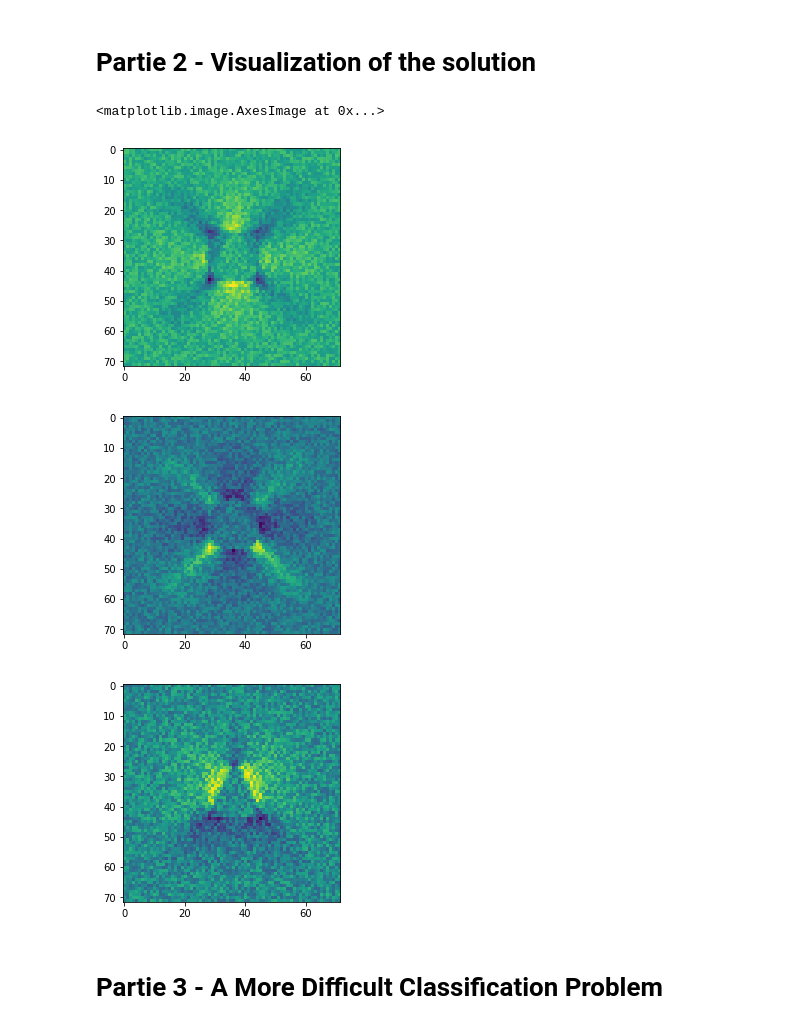
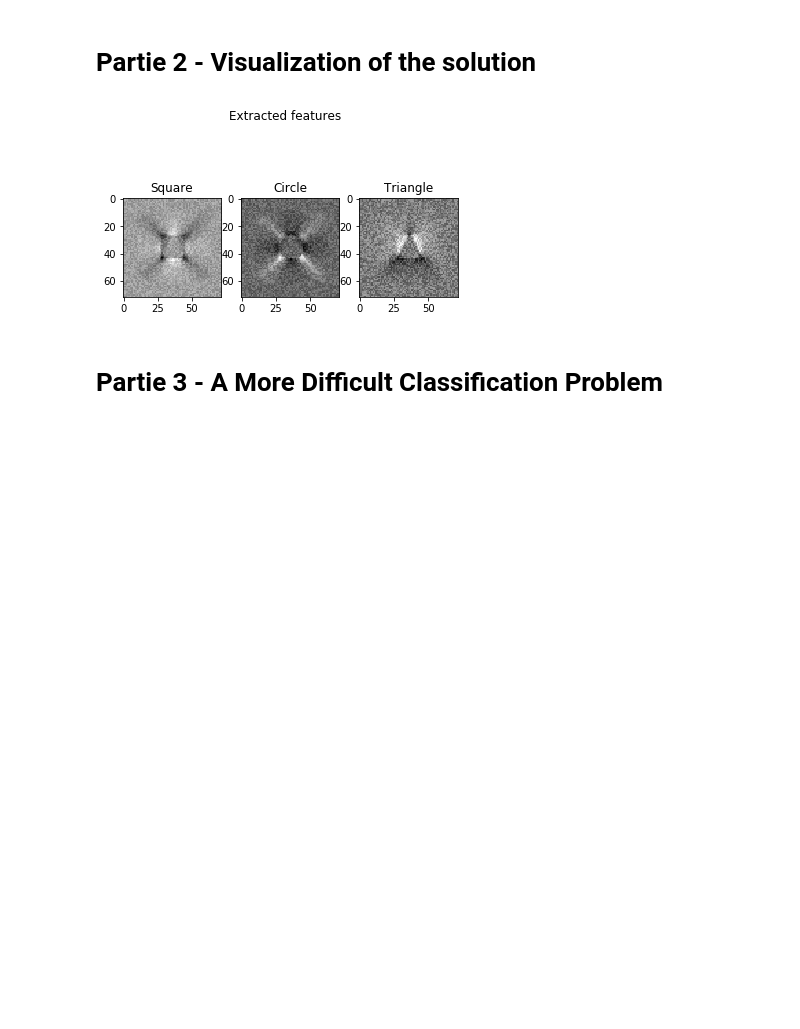
Before and after one commit to ALavault/DL, a Jupyter notebook: MP1/MP1.ipynb, the cells around one changed output. Drawn from its saved outputs; the diff is of its cells as text; code cells hidden in the pictures; blank space fills up the shorter version.

Commit message:
part3_

```diff
--- a/MP1/MP1.ipynb
+++ b/MP1/MP1.ipynb
@@ -258,16 +258,23 @@ array([[0., 1., 0.]], dtype=float32)
 weights = model.get_weights()
 weightMat = np.asarray(weights[0])
 # %%
-plt.imshow(weightMat[:,0].reshape(72,72),interpolation='none')
-plt.figure()
-plt.imshow(weightMat[:,1].reshape(72,72),interpolation='none')
-plt.figure()
-plt.imshow(weightMat[:,2].reshape(72,72),interpolation='none')
+plt.figure(); plt.suptitle('Extracted features');
+plt.subplot(1, 3, 1)
+plt.imshow(weightMat[:,0].reshape(72,72),cmap='gray')
+plt.title('Square')
+plt.subplot(1, 3, 2)
+plt.imshow(weightMat[:,1].reshape(72,72),cmap='gray')
+plt.title('Circle')
+
+plt.subplot(1, 3, 3)
+plt.imshow(weightMat[:,2].reshape(72,72), cmap='gray')
+plt.title('Triangle')
+
+plt.savefig('figures/part2_features')
+
+plt.show()
 # %% [output]
-<matplotlib.image.AxesImage at 0x...>
-[figure, old version]
+[figure, new version]
-[figure, removed]
-[figure, removed]
 # %% [markdown]
 # Partie 3 - A More Difficult Classification Problem
 # %%
```
Also changed, not shown: 1 other file.
